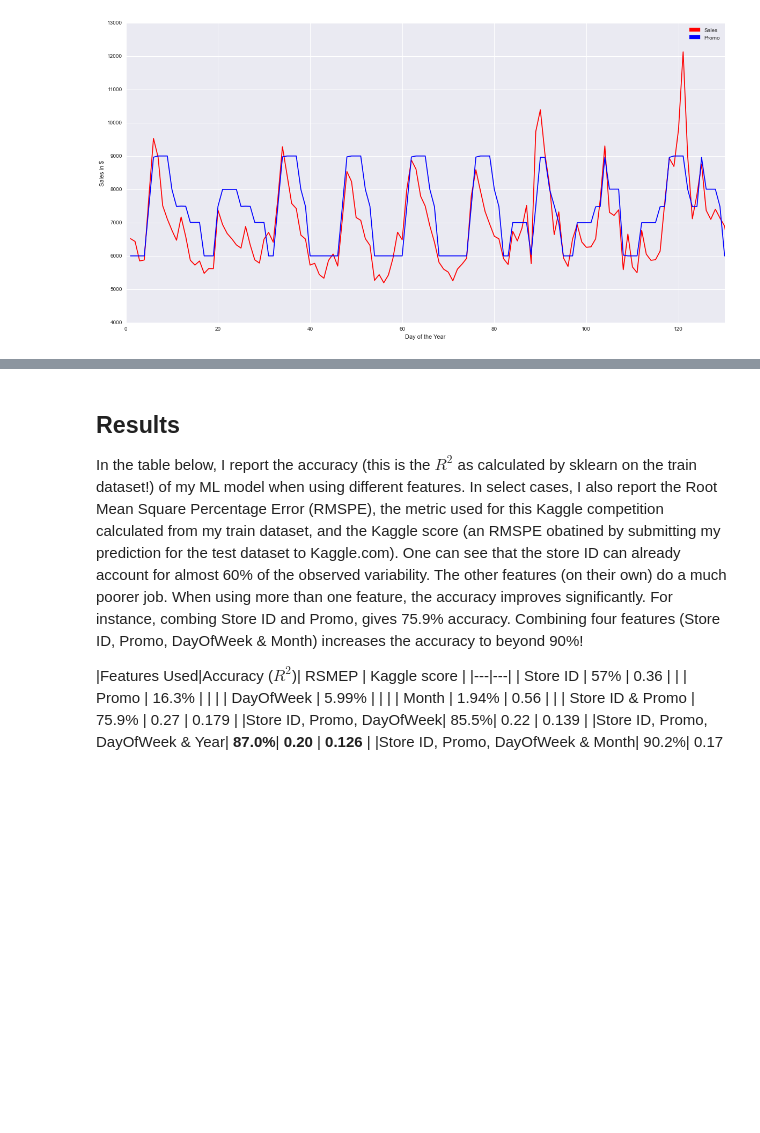
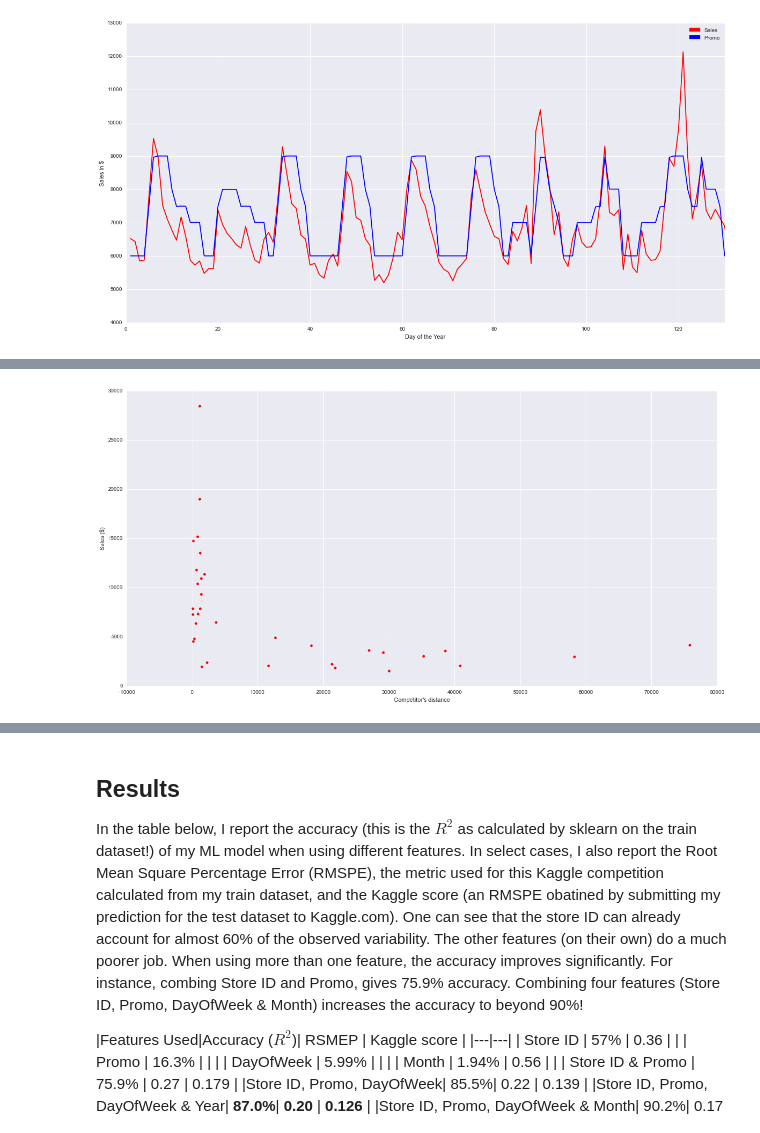
Before and after one commit to DarioMarrocchelli/DSI-Capstone-Project, a Jupyter notebook: Capstone Project Write Up.ipynb, the cells around one changed output, grey strips where cells are left out. Saved outputs shown, nothing was run; the diff lists cells and outputs as text; code cells hidden in the pictures; blank space fills up the shorter version.

```diff
--- a/Capstone Project Write Up.ipynb
+++ b/Capstone Project Write Up.ipynb
@@ -114,0 +120,11 @@ plt.show()
+# %%
+high =  concat[concat.DayOfWeek == 7]
+plt.figure(figsize=(20,10))
+y = high.groupby('Store')[['Sales']].mean()
+x = high.groupby('Store')[['CompetitionDistance']].mean()
+plt.xlabel('Competitor\'s distance')
+plt.ylabel('Sales ($)')
+plt.scatter(x, y, color = 'red', label = 'Sales')
+plt.show()
+# %% [output]
+[figure, added]
```
Also changed, not shown: parts of 15 cells of this notebook.
